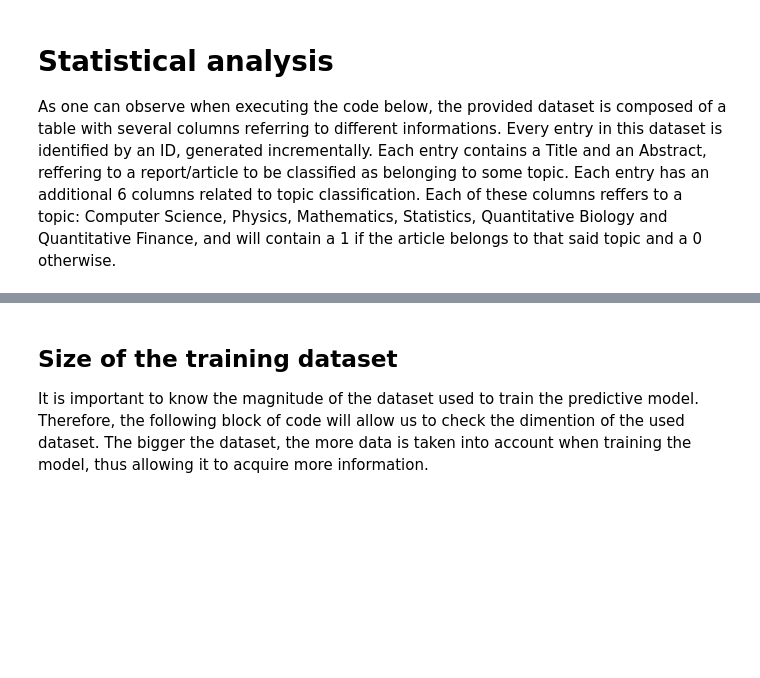
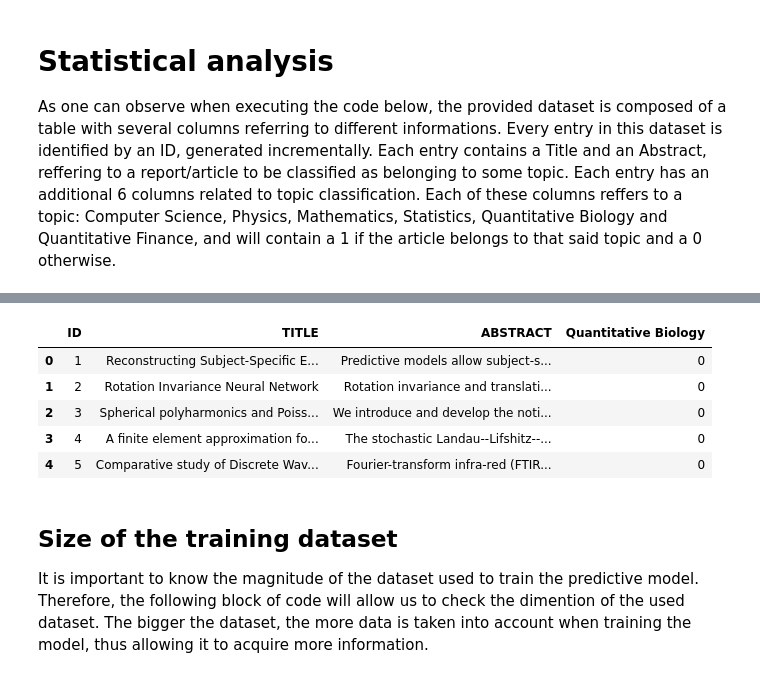
Before and after one commit to claramoreirag/FEUP-IART, a Jupyter notebook: notebook1.ipynb, the cells around one changed output, grey strips where cells are left out. Cells and saved outputs as stored; diff of their text form; code cells hidden in the pictures; blank space fills up the shorter version.

```diff
--- a/notebook1.ipynb
+++ b/notebook1.ipynb
@@ -25,6 +25,32 @@ train.head()
 | 2 | 3 | Spherical polyharmonics and Poiss... | We introduce and develop the noti... | 0 | 0 | 1 | 0 | 0 | ... |
 | 3 | 4 | A finite element approximation fo... | The stochastic Landau--Lifshitz--... | 0 | 0 | 1 | 0 | 0 | ... |
 | 4 | 5 | Comparative study of Discrete Wav... | Fourier-transform infra-red (FTIR... | 1 | 0 | 0 | 1 | 0 | ... |
+# %%
+
+datasetCS = pd.DataFrame(train,
+ columns=['ID', 'TITLE', 'ABSTRACT', 'Computer Science'])
+
+datasetPhysics = pd.DataFrame(train,
+ columns=['ID', 'TITLE', 'ABSTRACT', 'Physics'])
+
+datasetMathematics = pd.DataFrame(train,
+ columns=['ID', 'TITLE', 'ABSTRACT', 'Mathematics'])
+
+datasetStatistics = pd.DataFrame(train,
+ columns=['ID', 'TITLE', 'ABSTRACT', 'Statistics'])
+
+datasetQBiology = pd.DataFrame(train,
+ columns=['ID', 'TITLE', 'ABSTRACT', 'Quantitative Biology'])
+
+datasetQFinance = pd.DataFrame(train,
+ columns=['ID', 'TITLE', 'ABSTRACT', 'Quantitative Finance'])
+# %% [output]
+|  | ID | TITLE | ABSTRACT | Quantitative Biology |
+| 0 | 1 | Reconstructing Subject-Specific E... | Predictive models allow subject-s... | 0 |
+| 1 | 2 | Rotation Invariance Neural Network | Rotation invariance and translati... | 0 |
+| 2 | 3 | Spherical polyharmonics and Poiss... | We introduce and develop the noti... | 0 |
+| 3 | 4 | A finite element approximation fo... | The stochastic Landau--Lifshitz--... | 0 |
+| 4 | 5 | Comparative study of Discrete Wav... | Fourier-transform infra-red (FTIR... | 0 |
 # %% [markdown]
 ## Size of the training dataset
 
```
Also changed, not shown: parts of 110 cells of this notebook, 1 other file.
